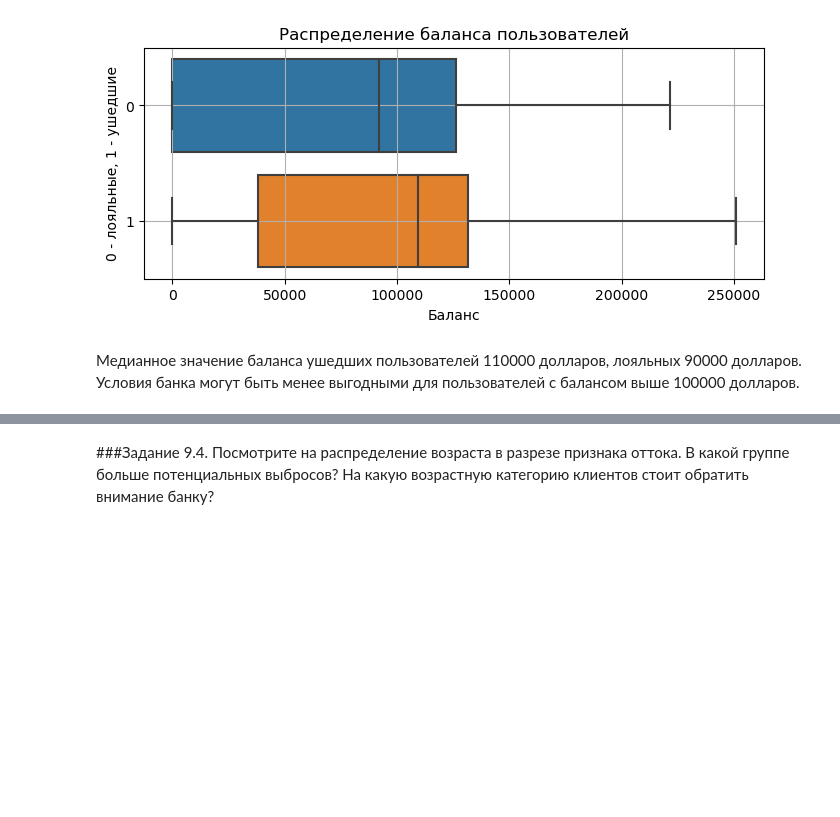
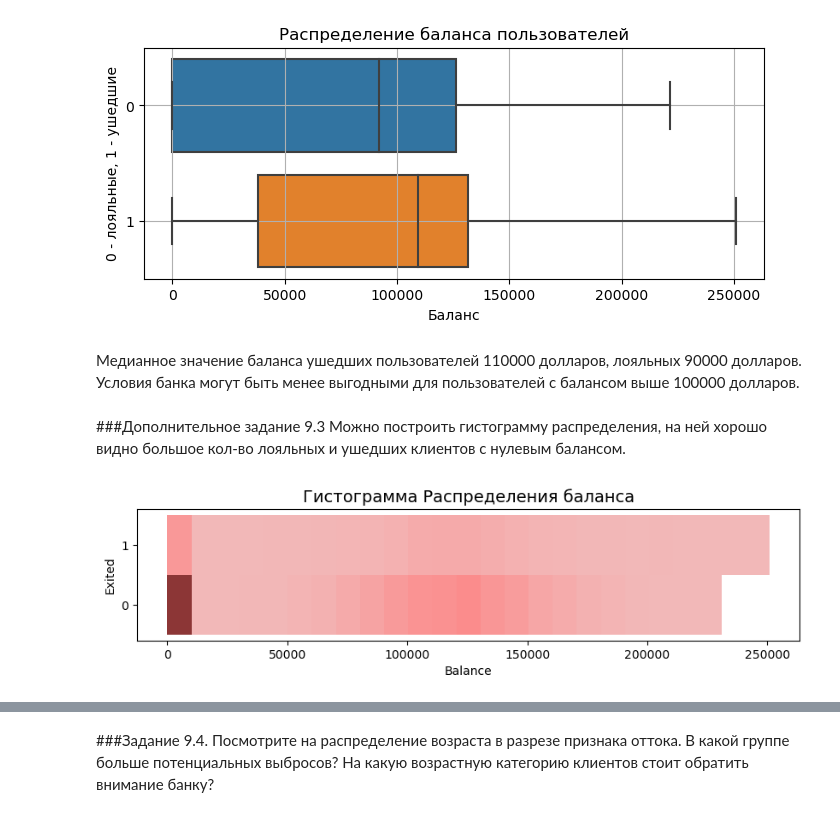
Before and after one commit to Terr14/SF_DS, a Jupyter notebook: SkillFactory/PYTHON-13 Визуализация данных/Python-13 Закрепление знаний.ipynb, the cells around one changed output, grey strips where cells are left out. Saved outputs shown, nothing was run; the diff lists cells and outputs as text; code cells hidden in the pictures; blank space fills up the shorter version.

```diff
--- a/SkillFactory/PYTHON-13 Визуализация данных/Python-13 Закрепление знаний.ipynb
+++ b/SkillFactory/PYTHON-13 Визуализация данных/Python-13 Закрепление знаний.ipynb
@@ -105,3 +104,21 @@ boxplot.grid()
 [figure]
 # %% [markdown]
 Медианное значение баланса ушедших пользователей 110000 долларов, лояльных 90000 долларов. Условия банка могут быть менее выгодными для пользователей с балансом выше 100000 долларов.
+# %% [markdown]
+###Дополнительное задание 9.3 Можно построить гистограмму распределения, на ней хорошо видно большое кол-во лояльных и ушедших клиентов с нулевым балансом.
+# %%
+fig, axes = plt.subplots(figsize=(10, 2))
+
+churn_data['Exited'] = churn_data['Exited'].astype('string')
+
+axes.set_title('Гистограмма Распределения баланса', fontsize=14)
+sns.histplot(
+    data=churn_data,
+    x='Balance',
+    y='Exited',
+    bins=25,
+    color='red',
+
+);
+# %% [output]
+[figure, added]
```
Also changed, not shown: parts of 22 cells of this notebook.
